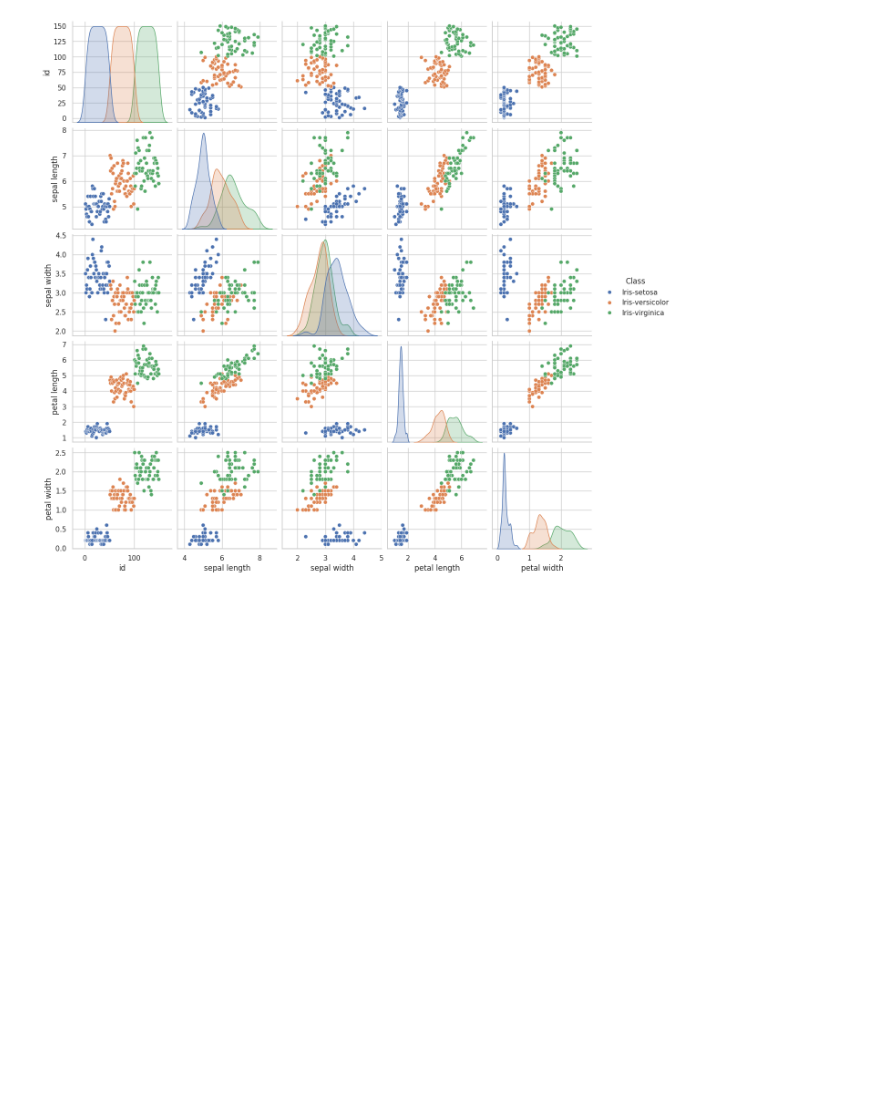
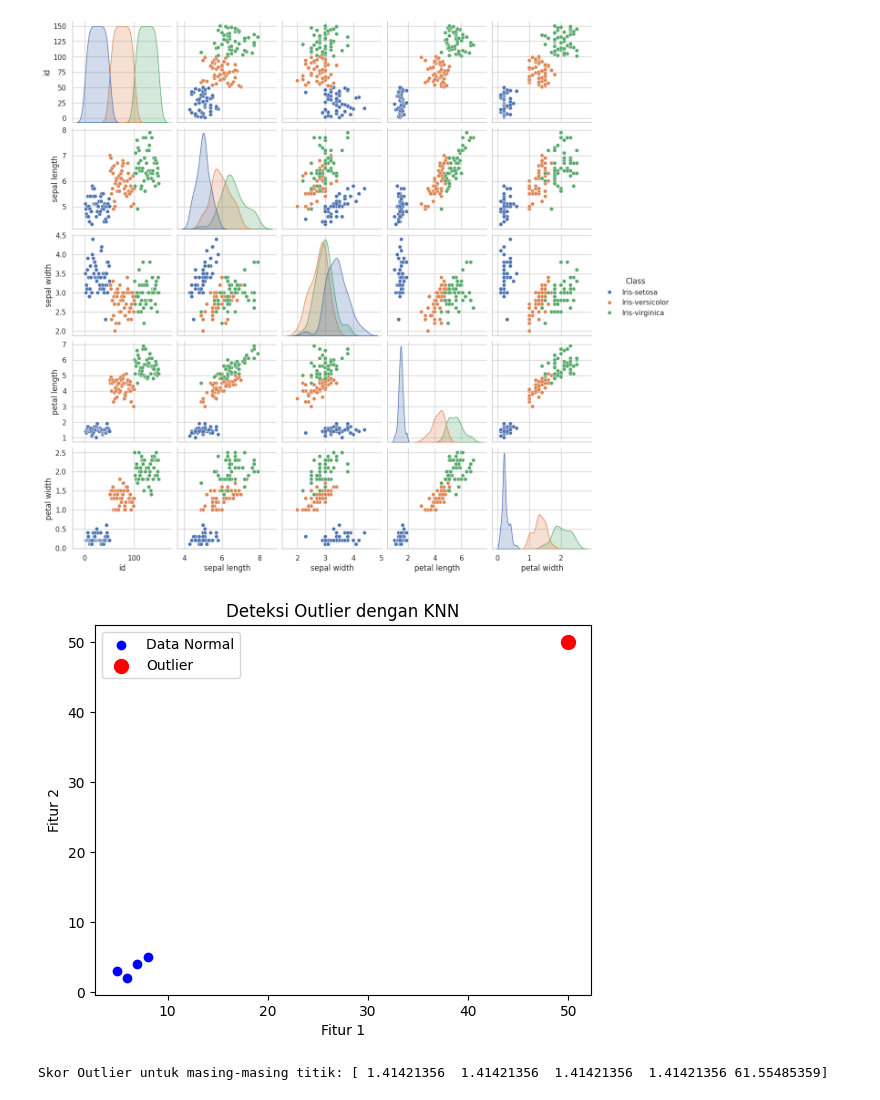
Before and after one commit to Abidayyasy/pendat, a Jupyter notebook: _sources/Bab2.ipynb, the cells around one changed output. Cells and saved outputs as stored; diff of their text form; code cells hidden in the pictures; blank space fills up the shorter version.

```diff
--- a/_sources/Bab2.ipynb
+++ b/_sources/Bab2.ipynb
@@ -303,3 +381,36 @@ plt.show()
 [figure]
 [figure]
 [figure]
+# %%
+import numpy as np
+import matplotlib.pyplot as plt
+from sklearn.neighbors import NearestNeighbors
+
+# Contoh dataset dengan outlier
+data = np.array([[5, 3], [6, 2], [7, 4], [8, 5], [50, 50]])  # Titik (50,50) adalah outlier
+
+# Model KNN untuk mencari tetangga terdekat
+K = 2
+nbrs = NearestNeighbors(n_neighbors=K)
+nbrs.fit(data)
+
+# Hitung jarak ke K tetangga terdekat
+distances, indices = nbrs.kneighbors(data)
+
+# Ambil jarak maksimum ke tetangga terdekat
+outlier_scores = distances[:, -1]
+
+# Plot data
+plt.scatter(data[:, 0], data[:, 1], c='blue', label="Data Normal")
+plt.scatter(data[np.argmax(outlier_scores), 0], data[np.argmax(outlier_scores), 1], c='red', label="Outlier", s=100)
+plt.legend()
+plt.xlabel("Fitur 1")
+plt.ylabel("Fitur 2")
+plt.title("Deteksi Outlier dengan KNN")
+plt.show()
+
+# Menampilkan skor outlier
+print("Skor Outlier untuk masing-masing titik:", outlier_scores)
+# %% [output]
+[figure, added]
+Skor Outlier untuk masing-masing titik: [ 1.41421356  1.41421356  1.41421356  1.41421356 61.55485359]
```
Also changed, not shown: parts of 13 cells of this notebook, 11 other files.
